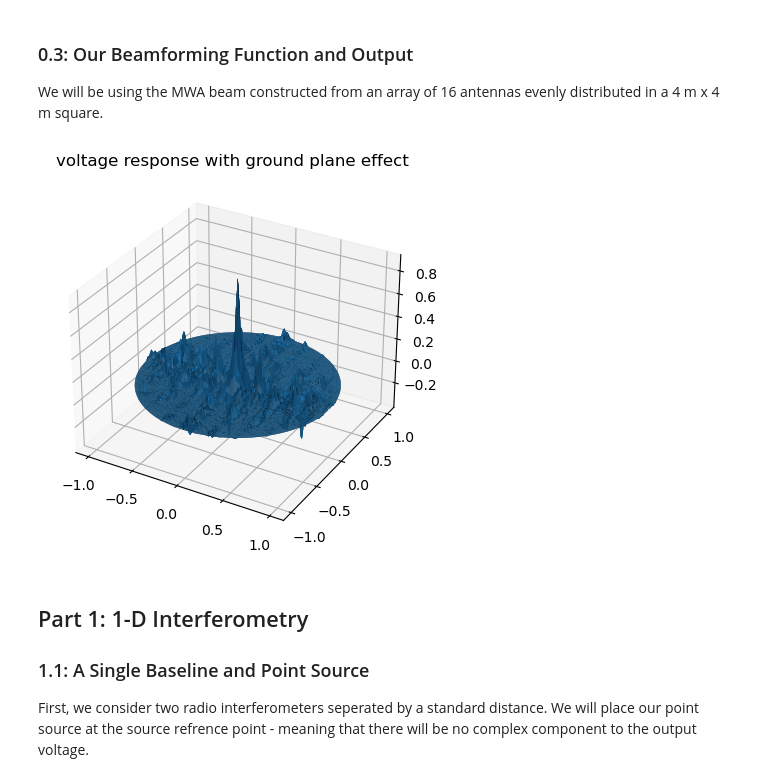
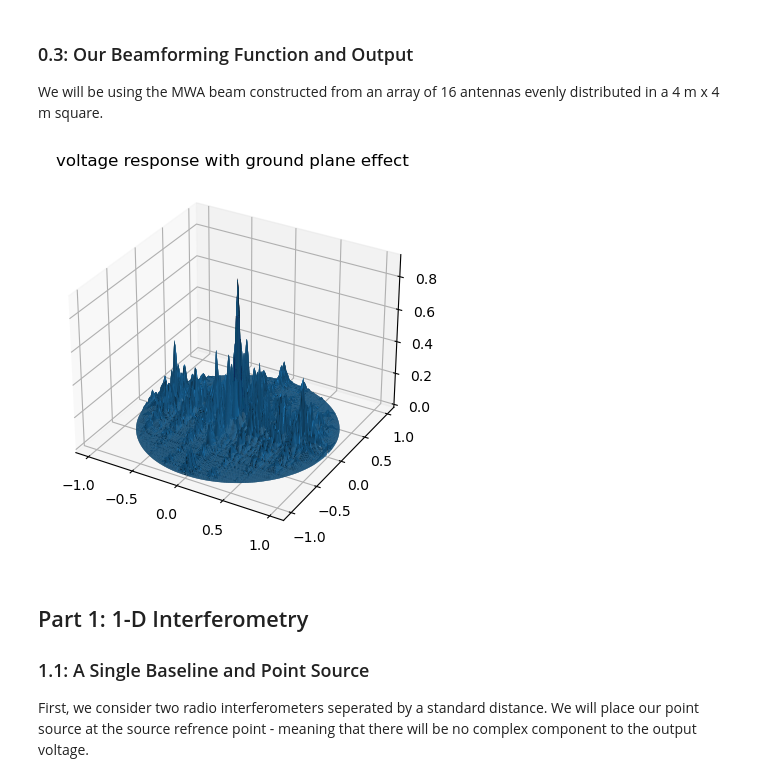
Before and after one commit to oliviax727/phd-programs, a Jupyter notebook: interferometry practice/olivia_interferometry.ipynb, the cells around one changed output. Saved outputs shown, nothing was run; the diff lists cells and outputs as text; code cells hidden in the pictures.

```diff
--- a/interferometry practice/olivia_interferometry.ipynb
+++ b/interferometry practice/olivia_interferometry.ipynb
@@ -64,35 +64,35 @@ def beamformer(delta=[0,0], f=150*10**6):
         chinx = chix[i]
         chiny = chiy[i]
 
         afx = afx + np.exp(1j*(i+1)*chinx)
         afy = afy + np.exp(1j*(i+1)*chiny)
 
     af = afx*afy/n**2
 
     # Ground plane effect
     antenna_height = 0.3
     h = antenna_height/lamda
     ground_plane_effect = np.sin(2*h*np.pi*np.cos(theta))
 
     total_voltage = af*ground_plane_effect
 
     return l, m, total_voltage
 
 l, m, total_voltage = beamformer()
 
 # 3D plot of voltage response with the ground plane effect.
 fig, ax = plt.subplots(subplot_kw={"projection": "3d"})
-surf = ax.plot_surface(l, m, total_voltage, rstride=1, cstride=1, antialiased=True)
+surf = ax.plot_surface(l, m, np.abs(total_voltage), rstride=1, cstride=1, antialiased=True)
 plt.title('voltage response with ground plane effect')
 plt.show()
 
 
 default_beam = total_voltage
 beam_x = l
 beam_y = m
 Vp = default_beam[90][90]
 # %% [output]
-[figure, old version]
+[figure, new version]
 # %% [markdown]
 ## Part 1: 1-D Interferometry
 
```
Also changed, not shown: parts of 5 cells of this notebook.
